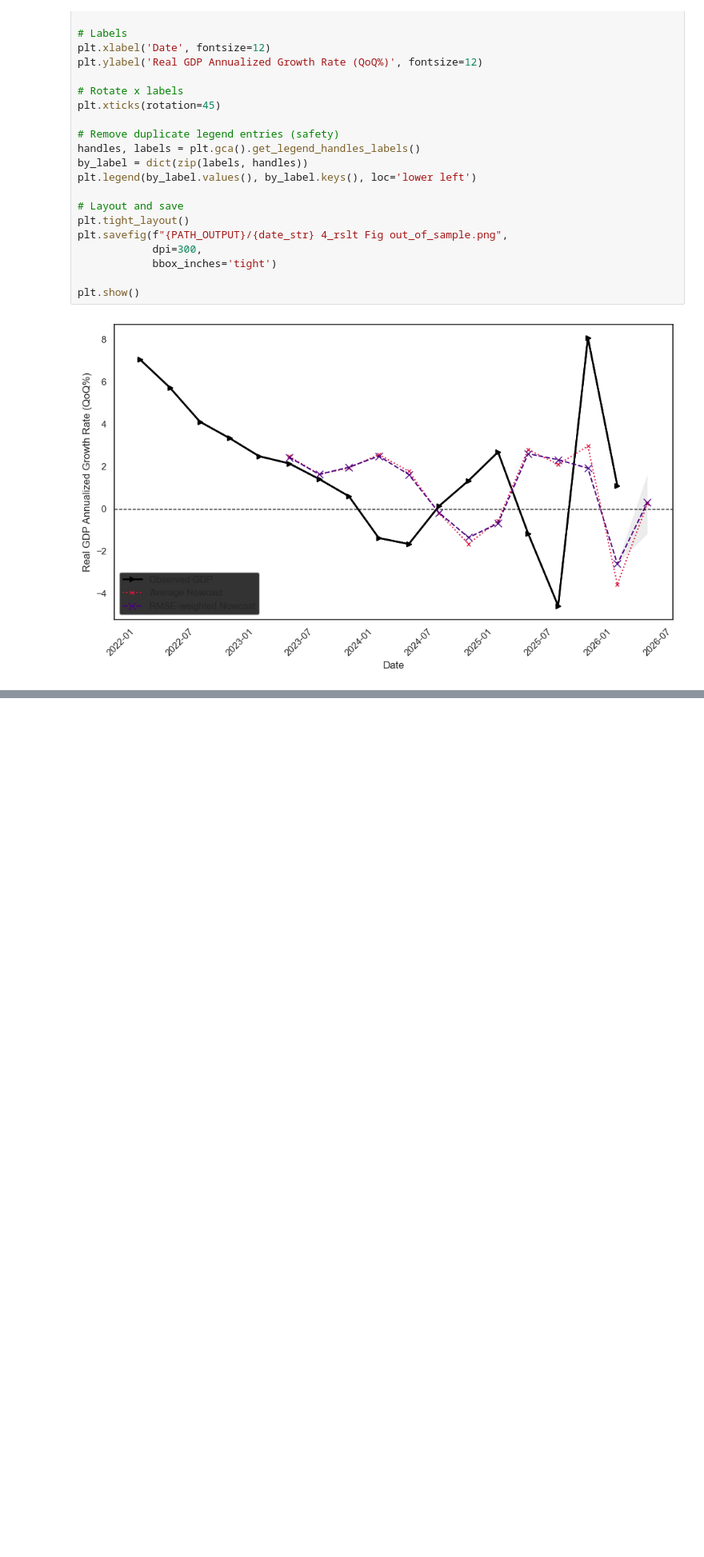
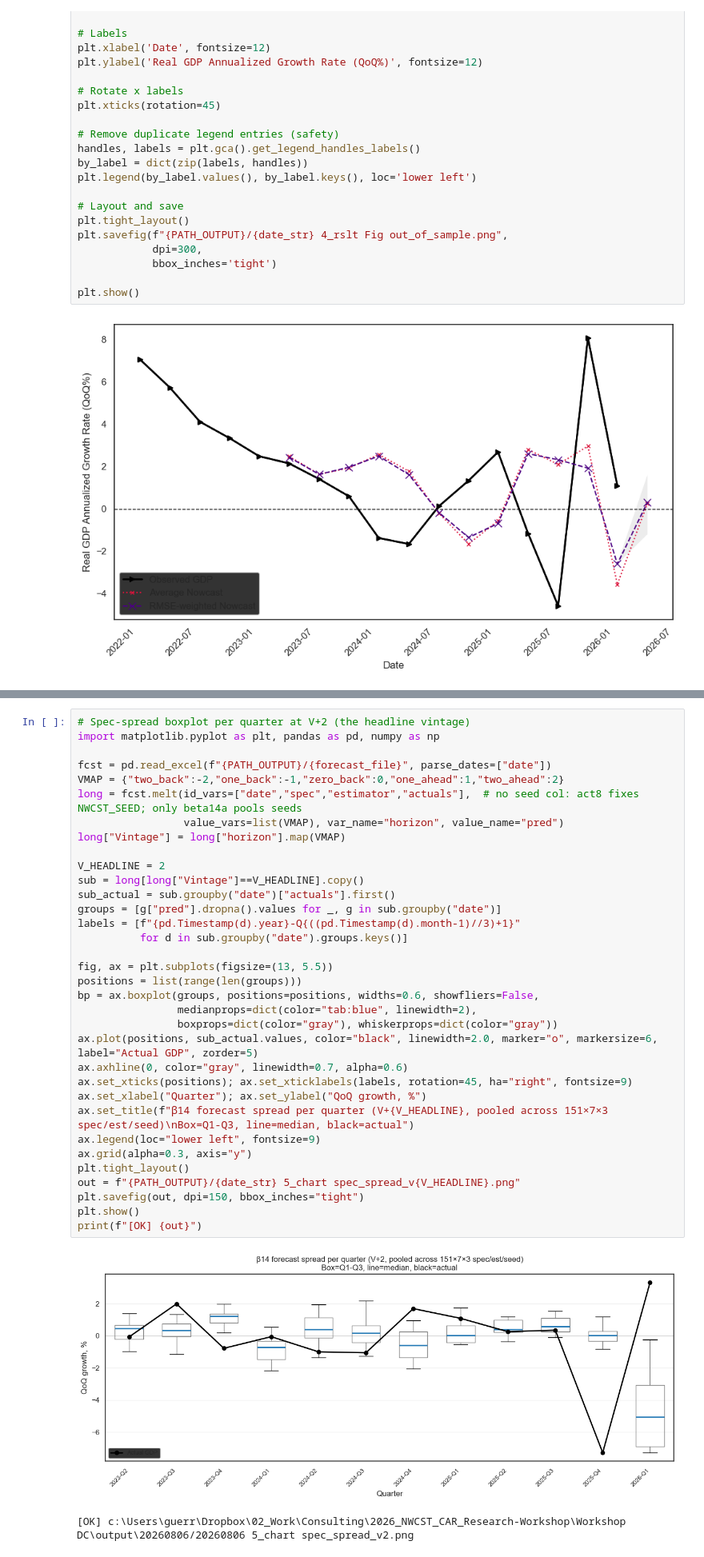
Before and after one commit to CCBeconomics/nowcasting, a Jupyter notebook: DC/activity/act9_results.ipynb, the cells around one changed output, grey strips where cells are left out. Shown at 80% size. Drawn from its saved outputs; the diff is of its cells as text; blank space fills up the shorter version.

```diff
--- a/DC/activity/act9_results.ipynb
+++ b/DC/activity/act9_results.ipynb
@@ -1420,0 +1537,37 @@ plt.show()
+# %%
+# Spec-spread boxplot per quarter at V+2 (the headline vintage)
+import matplotlib.pyplot as plt, pandas as pd, numpy as np
+
+fcst = pd.read_excel(f"{PATH_OUTPUT}/{forecast_file}", parse_dates=["date"])
+VMAP = {"two_back":-2,"one_back":-1,"zero_back":0,"one_ahead":1,"two_ahead":2}
+long = fcst.melt(id_vars=["date","spec","estimator","actuals"],  # no seed col: act8 fixes NWCST_SEED; only beta14a pools seeds
+                 value_vars=list(VMAP), var_name="horizon", value_name="pred")
+long["Vintage"] = long["horizon"].map(VMAP)
+
+V_HEADLINE = 2
+sub = long[long["Vintage"]==V_HEADLINE].copy()
+sub_actual = sub.groupby("date")["actuals"].first()
+groups = [g["pred"].dropna().values for _, g in sub.groupby("date")]
+labels = [f"{pd.Timestamp(d).year}-Q{((pd.Timestamp(d).month-1)//3)+1}"
+          for d in sub.groupby("date").groups.keys()]
+
+fig, ax = plt.subplots(figsize=(13, 5.5))
+positions = list(range(len(groups)))
+bp = ax.boxplot(groups, positions=positions, widths=0.6, showfliers=False,
+                medianprops=dict(color="tab:blue", linewidth=2),
+                boxprops=dict(color="gray"), whiskerprops=dict(color="gray"))
+ax.plot(positions, sub_actual.values, color="black", linewidth=2.0, marker="o", markersize=6, label="Actual GDP", zorder=5)
+ax.axhline(0, color="gray", linewidth=0.7, alpha=0.6)
+ax.set_xticks(positions); ax.set_xticklabels(labels, rotation=45, ha="right", fontsize=9)
+ax.set_xlabel("Quarter"); ax.set_ylabel("QoQ growth, %")
+ax.set_title(f"β14 forecast spread per quarter (V+{V_HEADLINE}, pooled across 151×7×3 spec/est/seed)\nBox=Q1-Q3, line=median, black=actual")
+ax.legend(loc="lower left", fontsize=9)
+ax.grid(alpha=0.3, axis="y")
+plt.tight_layout()
+out = f"{PATH_OUTPUT}/{date_str} 5_chart spec_spread_v{V_HEADLINE}.png"
+plt.savefig(out, dpi=150, bbox_inches="tight")
+plt.show()
+print(f"[OK] {out}")
+# %% [output]
+[figure, added]
+[OK] c:\Users\guerr\Dropbox\02_Work\Consulting\2026_NWCST_CAR_Research-Workshop\Workshop DC\output\20260806/20260806 5_chart spec_spread_v2.png
```
Also changed, not shown: parts of 3 cells of this notebook.
